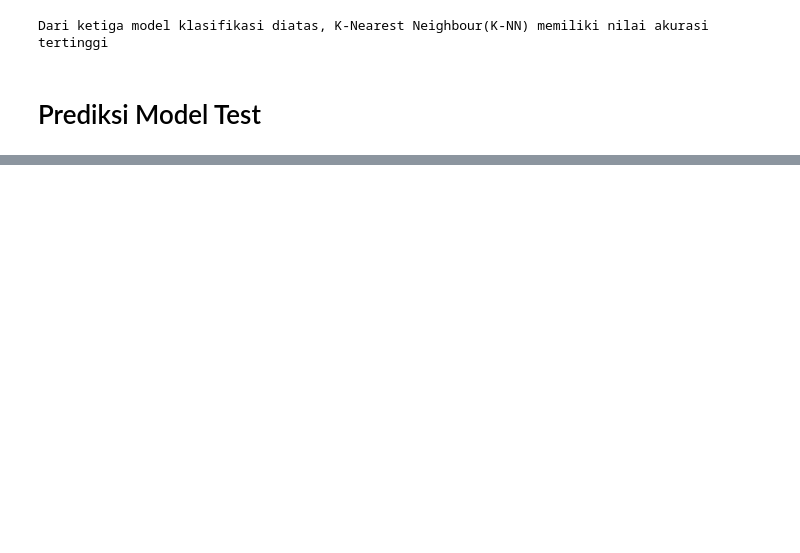
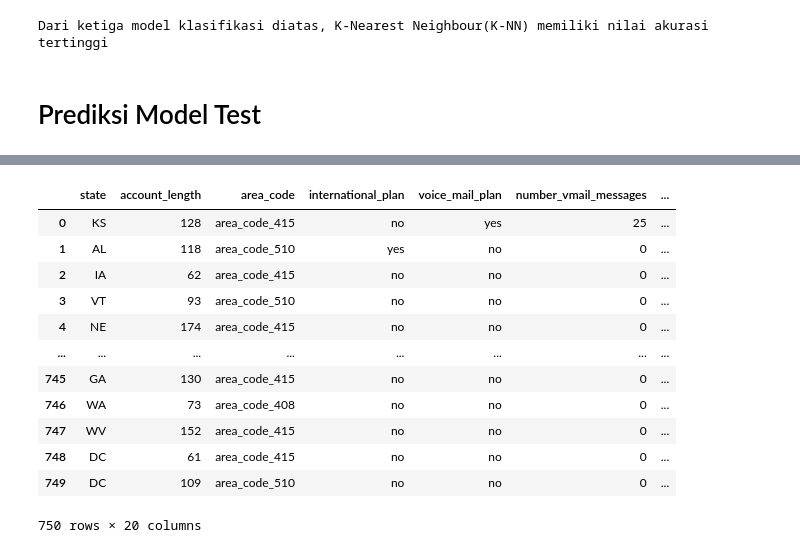
Before and after one commit to baghizzhd/DS-Binar-Chapter2, a Jupyter notebook: Challenge2/Baghiz Zuhdi Adzin_Chapter 2.ipynb, the cells around one changed output, grey strips where cells are left out. Saved outputs shown, nothing was run; the diff lists cells and outputs as text; code cells hidden in the pictures; blank space fills up the shorter version.

```diff
--- a/Challenge2/Baghiz Zuhdi Adzin_Chapter 2.ipynb
+++ b/Challenge2/Baghiz Zuhdi Adzin_Chapter 2.ipynb
@@ -316,3 +351,0 @@ print(df2)
-# %%
-classifier = KNeighborsClassifier(n_neighbors = 3, metric = "euclidean", p = 2)
-classifier.fit(X_train, y_train)
@@ -354,0 +352,3 @@ F1-Score: 0.4556962025316456
+# %%
+Predict = classifier.predict(X)
+Predict
@@ -354,0 +373,22 @@ F1-Score: 0.4556962025316456
+# %%
+#Memasukkan hasil prediksi ke dataset
+predict = np.array(Predict)
+dftest['predict'] = predict.tolist()
+# %%
+dftest["predict"] = np.where(dftest["predict"] == 1, "yes", "no")
+# %%
+dftest
+# %% [output]
+|  | state | account_length | area_code | international_plan | voice_mail_plan | number_vmail_messages | ... |
+| 0 | KS | 128 | area_code_415 | no | yes | 25 | ... |
+| 1 | AL | 118 | area_code_510 | yes | no | 0 | ... |
+| 2 | IA | 62 | area_code_415 | no | no | 0 | ... |
+| 3 | VT | 93 | area_code_510 | no | no | 0 | ... |
+| 4 | NE | 174 | area_code_415 | no | no | 0 | ... |
+| ... | ... | ... | ... | ... | ... | ... | ... |
+| 745 | GA | 130 | area_code_415 | no | no | 0 | ... |
+| 746 | WA | 73 | area_code_408 | no | no | 0 | ... |
+| 747 | WV | 152 | area_code_415 | no | no | 0 | ... |
+| 748 | DC | 61 | area_code_415 | no | no | 0 | ... |
+| 749 | DC | 109 | area_code_510 | no | no | 0 | ... |
+750 rows × 20 columns
```
Also changed, not shown: parts of 17 cells of this notebook.
